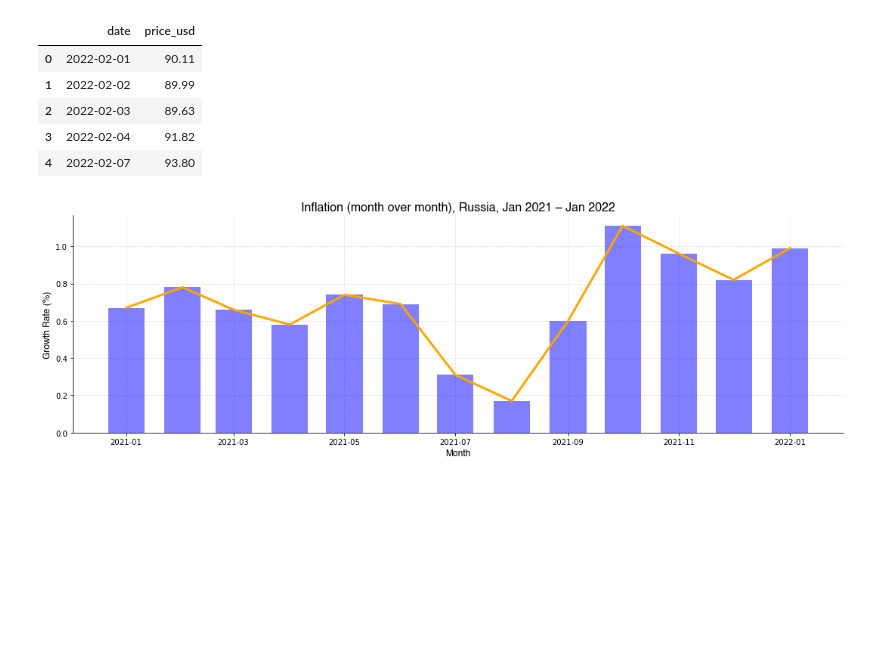
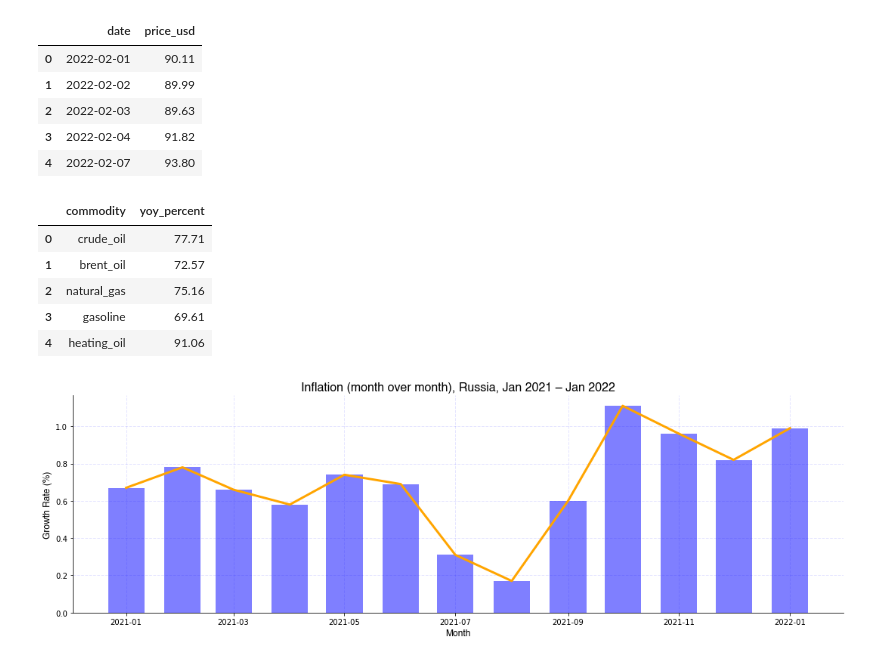
Before and after one commit to mnperic/russia-ukraine-indicators, a Jupyter notebook: russia_charts.ipynb, the cells around one changed output. Saved outputs shown, nothing was run; the diff lists cells and outputs as text; code cells hidden in the pictures; blank space fills up the shorter version.

```diff
--- a/russia_charts.ipynb
+++ b/russia_charts.ipynb
@@ -107,3 +105,13 @@ oil_sokol_df.head()
+# %%
+# Preview commodity_prices
+commodity_prices_df.head()
+# %% [output]
+|  | commodity | yoy_percent |
+| 0 | crude_oil | 77.71 |
+| 1 | brent_oil | 72.57 |
+| 2 | natural_gas | 75.16 |
+| 3 | gasoline | 69.61 |
+| 4 | heating_oil | 91.06 |
 # %%
 # Convert all 'date' columns to datetime
 
```
Also changed, not shown: parts of 2 cells of this notebook, 2 other files.
